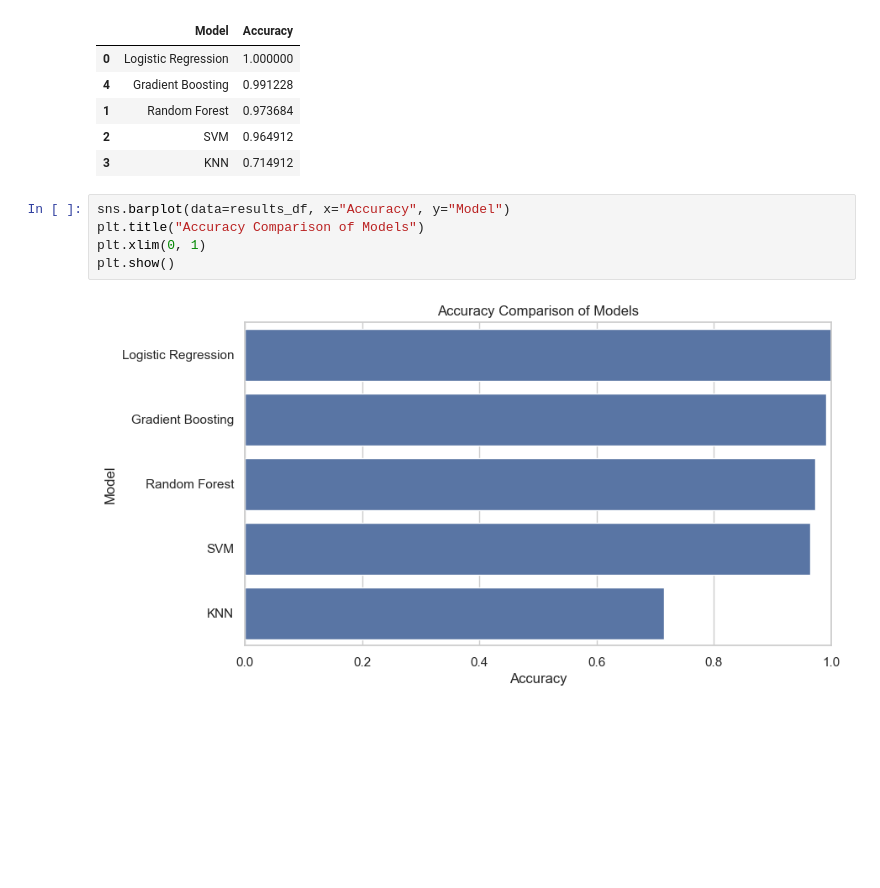
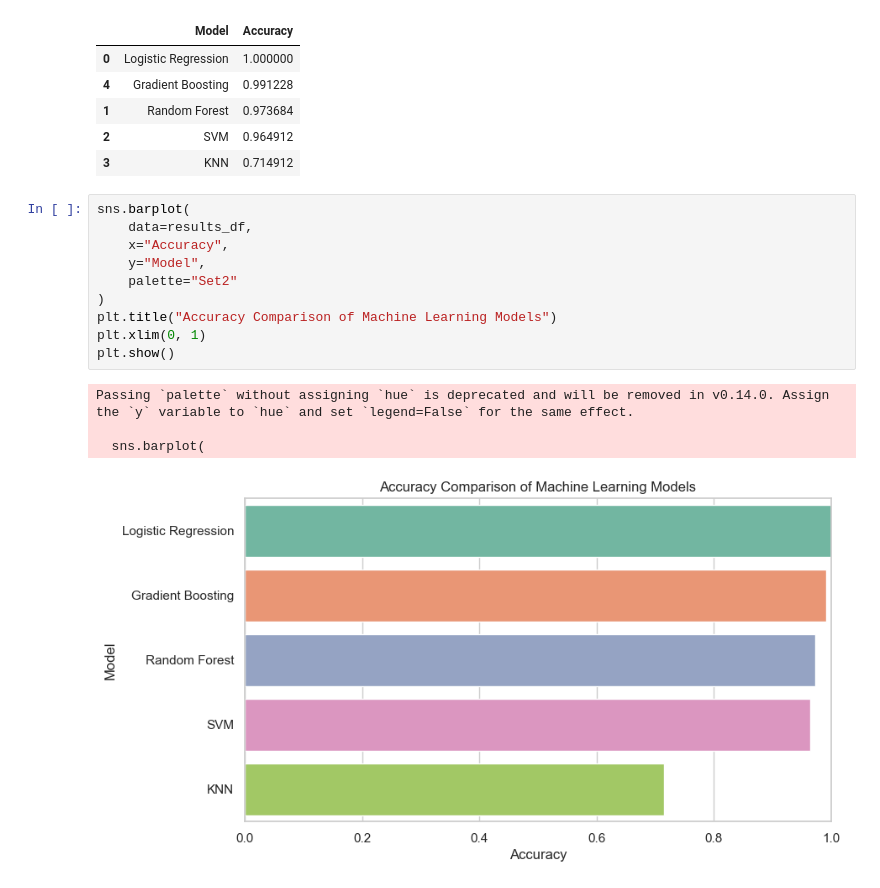
Before and after one commit to Aung712-pixel/PredictiveAnalyticForEPL, a Jupyter notebook: INT234_Predictive_Analysis.ipynb, the cells around one changed output. Cells and saved outputs as stored; diff of their text form; blank space fills up the shorter version.

```diff
--- a/INT234_Predictive_Analysis.ipynb
+++ b/INT234_Predictive_Analysis.ipynb
@@ -315,9 +347,17 @@ results_df
 | 2 | SVM | 0.964912 |
 | 3 | KNN | 0.714912 |
 # %%
-sns.barplot(data=results_df, x="Accuracy", y="Model")
-plt.title("Accuracy Comparison of Models")
+sns.barplot(
+    data=results_df,
+    x="Accuracy",
+    y="Model",
+    palette="Set2"
+)
+plt.title("Accuracy Comparison of Machine Learning Models")
 plt.xlim(0, 1)
 plt.show()
 # %% [output]
+Passing `palette` without assigning `hue` is deprecated and will be removed in v0.14.0. Assign the `y` variable to `hue` and set `legend=False` for the same effect.
+
+  sns.barplot(
-[figure, old version]
+[figure, new version]
```
Also changed, not shown: parts of 5 cells of this notebook.
